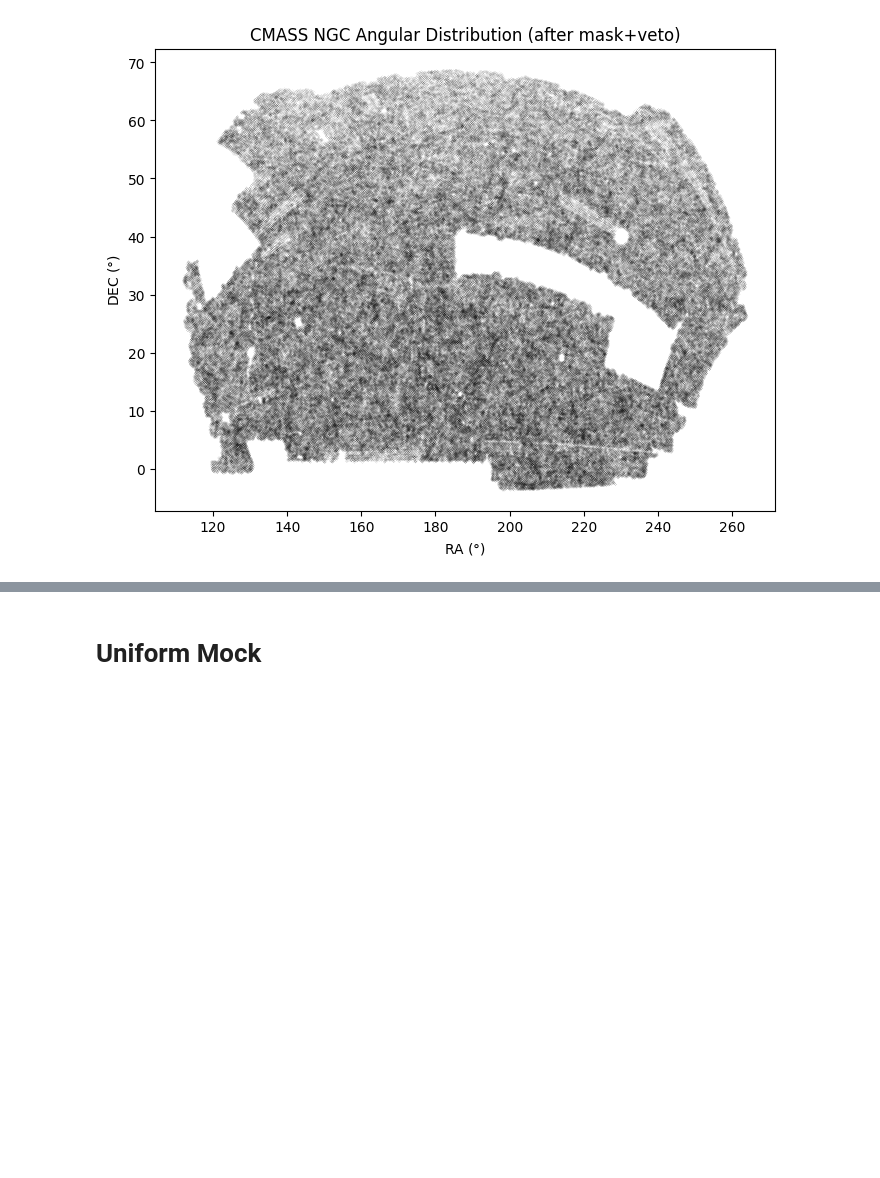
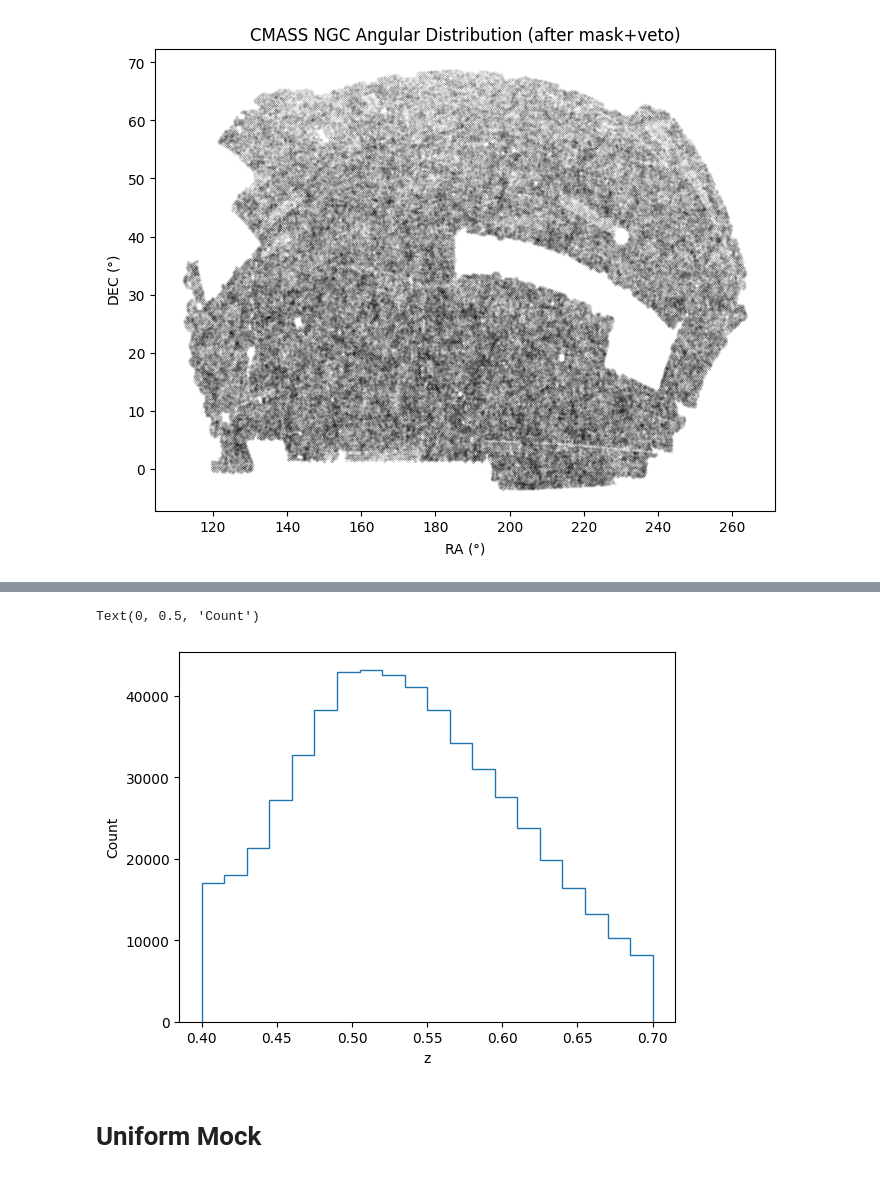
Before and after one commit to maho3/ltu-cmass, a Jupyter notebook: workspace.ipynb, the cells around one changed output, grey strips where cells are left out. Saved outputs shown, nothing was run; the diff lists cells and outputs as text; code cells hidden in the pictures; blank space fills up the shorter version.

```diff
--- a/workspace.ipynb
+++ b/workspace.ipynb
@@ -150,3 +180,13 @@ f.savefig('images/cmass_comoving.jpg', dpi=400, bbox_inches='tight')
+# %%
+# plot n(z)
+
+f, ax = plt.subplots()
+ax.hist(rdz[...,-1], 20, histtype='step')
+ax.set_xlabel('z')
+ax.set_ylabel('Count')
+# %% [output]
+Text(0, 0.5, 'Count')
+[figure, added]
 # %% [markdown]
 # Uniform Mock
 # %%
```
Also changed, not shown: parts of 19 cells of this notebook, 5 other files.
